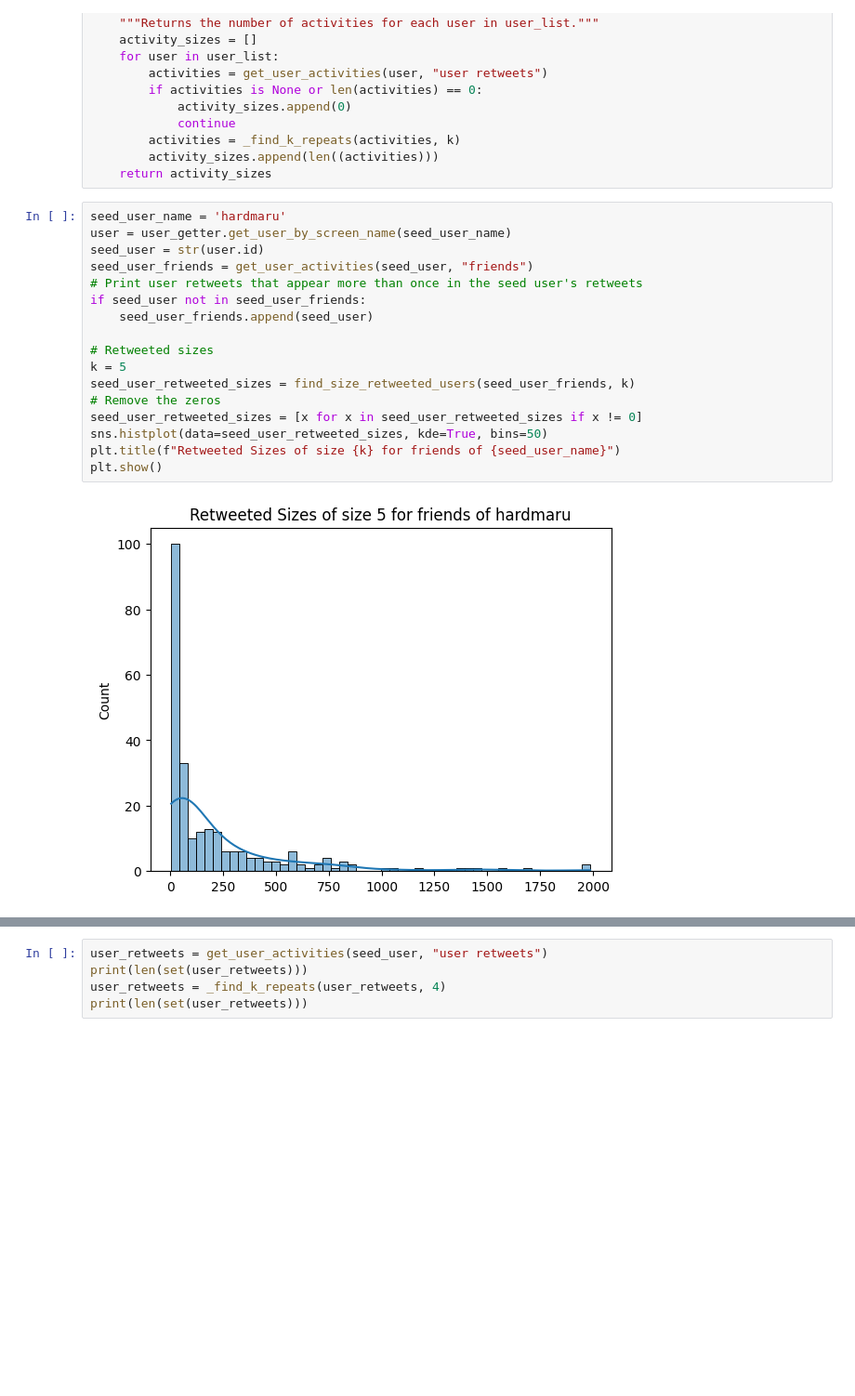
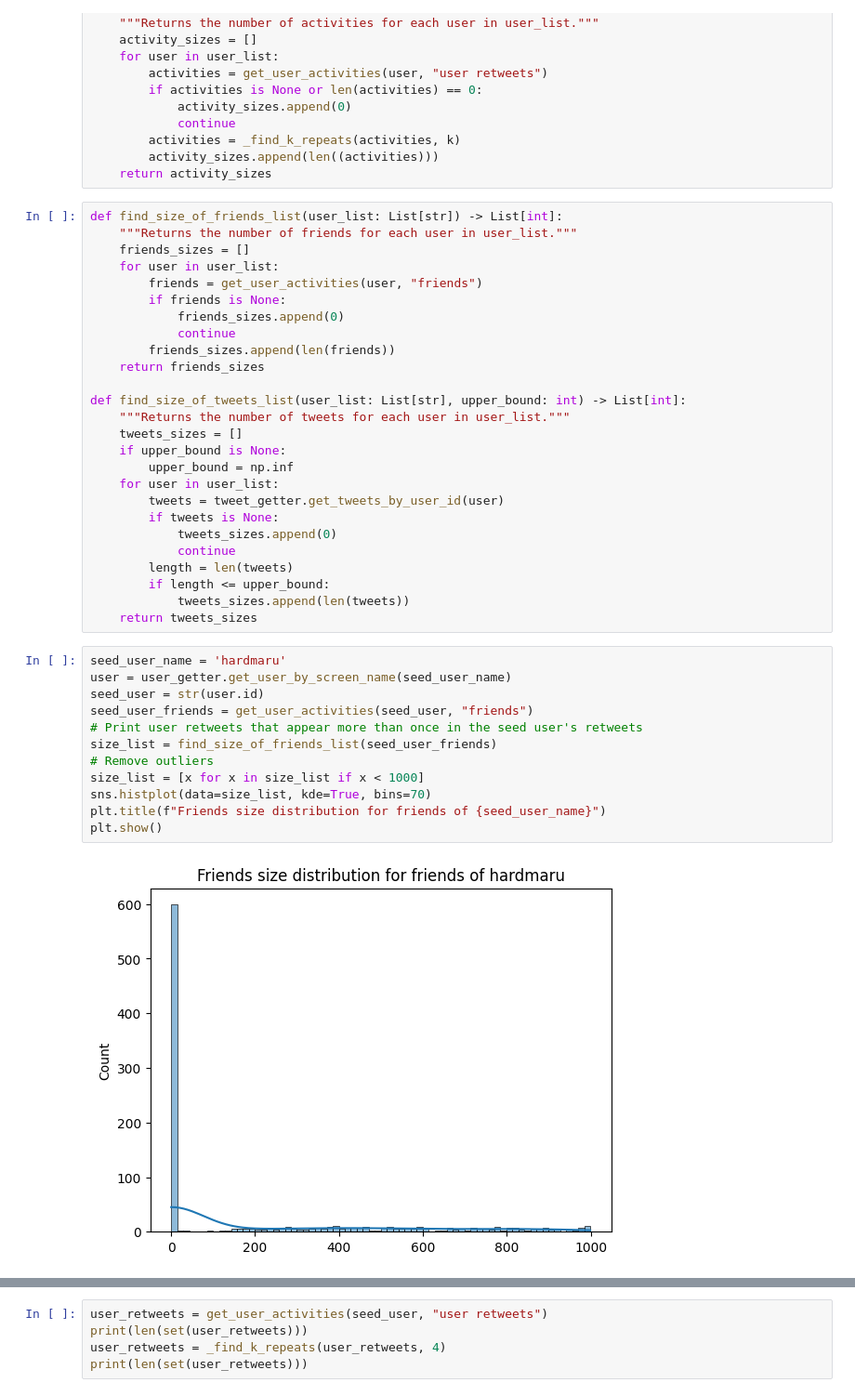
Before and after one commit to SNACES/core, a Jupyter notebook: experiments.ipynb, the cells around one changed output, grey strips where cells are left out. Shown at 93% size. Saved outputs shown, nothing was run; the diff lists cells and outputs as text; blank space fills up the shorter version.

```diff
--- a/experiments.ipynb
+++ b/experiments.ipynb
@@ -47,22 +48,43 @@ def find_size_retweeted_users(user_list: List[str], k: int):
         activities = _find_k_repeats(activities, k)
         activity_sizes.append(len((activities)))
     return activity_sizes
+# %%
+def find_size_of_friends_list(user_list: List[str]) -> List[int]:
+    """Returns the number of friends for each user in user_list."""
+    friends_sizes = []
+    for user in user_list:
+        friends = get_user_activities(user, "friends")
+        if friends is None:
+            friends_sizes.append(0)
+            continue
+        friends_sizes.append(len(friends))
+    return friends_sizes
+
+def find_size_of_tweets_list(user_list: List[str], upper_bound: int) -> List[int]:
+    """Returns the number of tweets for each user in user_list."""
+    tweets_sizes = []
+    if upper_bound is None:
+        upper_bound = np.inf
+    for user in user_list:
+        tweets = tweet_getter.get_tweets_by_user_id(user)
+        if tweets is None:
+            tweets_sizes.append(0)
+            continue
+        length = len(tweets)
+        if length <= upper_bound:
+            tweets_sizes.append(len(tweets))
+    return tweets_sizes
 # %%
 seed_user_name = 'hardmaru'
 user = user_getter.get_user_by_screen_name(seed_user_name)
 seed_user = str(user.id)
 seed_user_friends = get_user_activities(seed_user, "friends")
 # Print user retweets that appear more than once in the seed user's retweets
-if seed_user not in seed_user_friends:
-    seed_user_friends.append(seed_user)
-
-# Retweeted sizes
-k = 5
-seed_user_retweeted_sizes = find_size_retweeted_users(seed_user_friends, k)
-# Remove the zeros
-seed_user_retweeted_sizes = [x for x in seed_user_retweeted_sizes if x != 0]
-sns.histplot(data=seed_user_retweeted_sizes, kde=True, bins=50)
-plt.title(f"Retweeted Sizes of size {k} for friends of {seed_user_name}")
+size_list = find_size_of_friends_list(seed_user_friends)
+# Remove outliers
+size_list = [x for x in size_list if x < 1000]
+sns.histplot(data=size_list, kde=True, bins=70)
+plt.title(f"Friends size distribution for friends of {seed_user_name}")
 plt.show()
 # %% [output]
-[figure, old version]
+[figure, new version]
```
Also changed, not shown: parts of 3 cells of this notebook, 8 other files.
